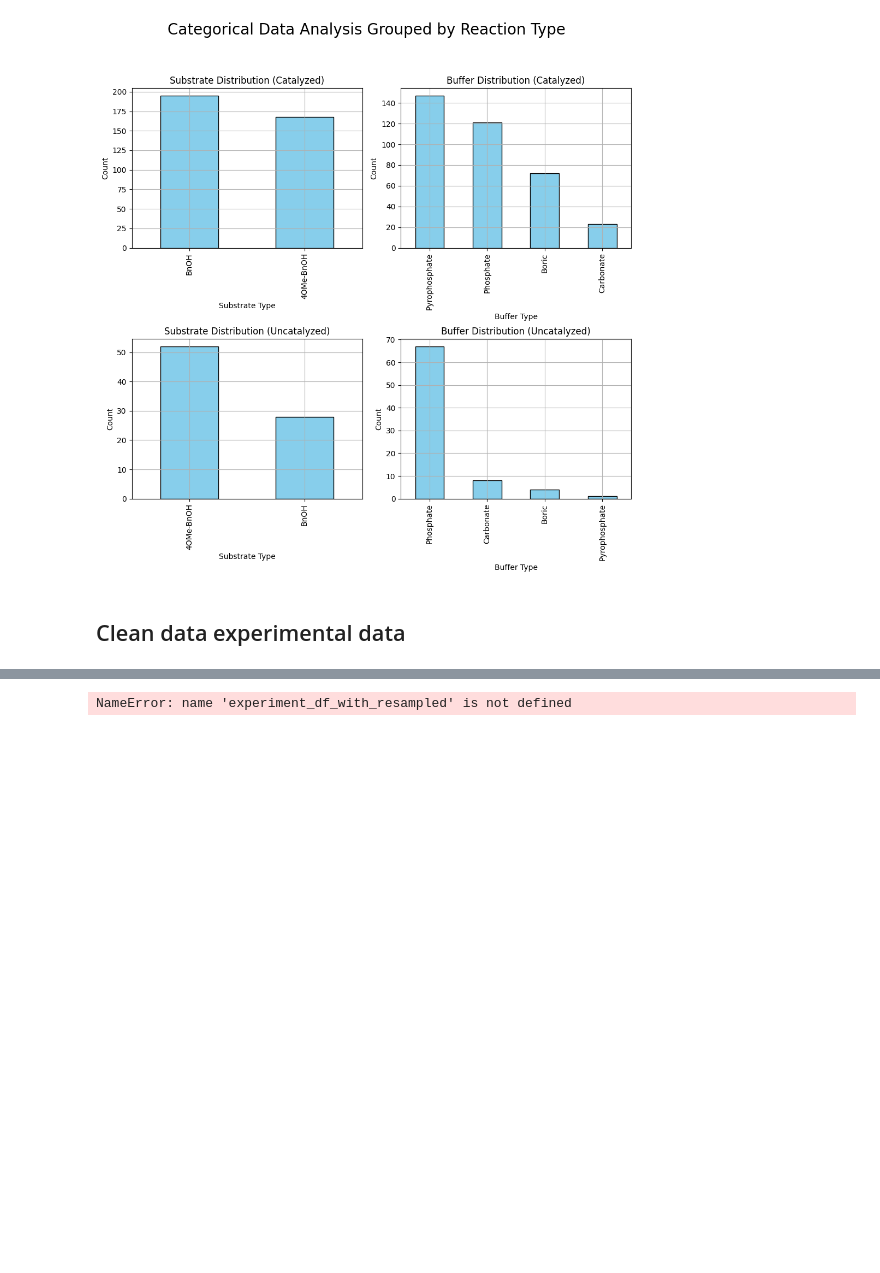
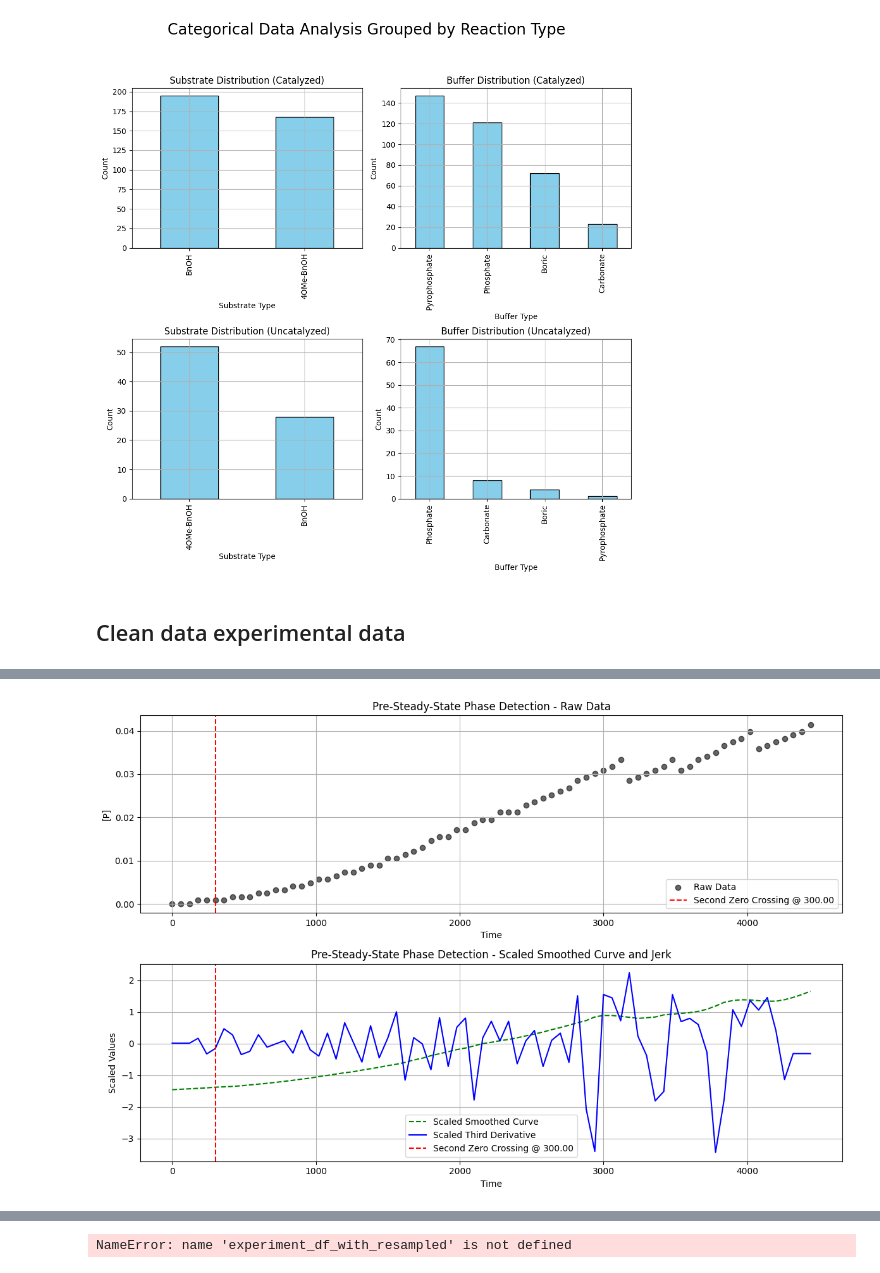
Before and after one commit to madsr2d2/masterThesis, a Jupyter notebook: masterThesis.ipynb, the cells around one changed output, grey strips where cells are left out. Saved outputs shown, nothing was run; the diff lists cells and outputs as text; code cells hidden in the pictures; blank space fills up the shorter version.

```diff
--- a/masterThesis.ipynb
+++ b/masterThesis.ipynb
@@ -1102,0 +1055,89 @@ fitted_df.head()
+# %%
+import numpy as np
+import matplotlib.pyplot as plt
+from scipy.signal import savgol_filter
+from sklearn.preprocessing import StandardScaler
+
+def detect_pre_steady_state_phase(t, P, plot=False):
+    """
+    Detect the pre-steady-state phase in the progress curve using the third derivative.
+
+    Parameters:
+    t (array): Time array.
+    P (array): Progress curve values.
+    plot (bool): Whether to plot the results.
+
+    Returns:
+    tuple: End index of the pre-steady-state phase, arrays for the phase (t_phase, P_phase).
+    """
+    # Smoothing and derivative parameters
+    data_length = len(P)
+    smoothing_fraction = 0.1  # 10% of data length
+    smoothing_window_length = max(5, round(data_length * smoothing_fraction))
+    if smoothing_window_length % 2 == 0:
+        smoothing_window_length += 1  # Ensure odd window length
+
+    derivative_fraction = 0.05  # 5% of data length
+    derivative_window_length = max(5, round(data_length * derivative_fraction))
+    if derivative_window_length % 2 == 0:
+        derivative_window_length += 1  # Ensure odd window length
+
+    polyorder = 3  # Polynomial order for the filter
+
+    # Smooth the curve and compute the third derivative
+    smoothed_curve = savgol_filter(P, smoothing_window_length, polyorder)
+    third_derivative = savgol_filter(smoothed_curve, derivative_window_length, polyorder, deriv=3)
+
+    # Scale the smoothed curve and third derivative
+    scaler = StandardScaler()
+    scaled_smoothed_curve = scaler.fit_transform(smoothed_curve.reshape(-1, 1)).flatten()
+    scaled_third_derivative = scaler.fit_transform(third_derivative.reshape(-1, 1)).flatten()
+
+    # Detect pre-steady-state phase using the second zero crossing of the third derivative
+    zero_crossing_index = np.where(np.diff(np.sign(third_derivative)))[0]
+    if len(zero_crossing_index) > 1:
+        end_index = zero_crossing_index[1]  # Use the second zero crossing
+    elif len(zero_crossing_index) > 0:
+        end_index = zero_crossing_index[0]  # Fallback to the first zero crossing if only one exists
+    else:
+        raise ValueError("No zero crossings detected in the third derivative.")
+
+    # Optional plotting
+    if plot:
+        plt.figure(figsize=(12, 8))
+
+        # Plot raw data as scatter
+        plt.subplot(2, 1, 1)
+        plt.scatter(t, P, label="Raw Data", alpha=0.6, color="black")
+        plt.axvline(t[end_index], color="red", linestyle="--", label=f"Second Zero Crossing @ {t[end_index]:.2f}")
+        plt.xlabel("Time")
+        plt.ylabel("[P]")
+        plt.title("Pre-Steady-State Phase Detection - Raw Data")
+        plt.legend()
+        plt.grid(True)
+
+        # Plot scaled smoothed curve and third derivative
+        plt.subplot(2, 1, 2)
+        plt.plot(t, scaled_smoothed_curve, label="Scaled Smoothed Curve", linestyle="--", color="green")
+        plt.plot(t, scaled_third_derivative, label="Scaled Third Derivative", linestyle="-", color="blue")
+        plt.axvline(t[end_index], color="red", linestyle="--", label=f"Second Zero Crossing @ {t[end_index]:.2f}")
+        plt.xlabel("Time")
+        plt.ylabel("Scaled Values")
+        plt.title("Pre-Steady-State Phase Detection - Scaled Smoothed Curve and Jerk")
+        plt.legend()
+        plt.grid(True)
+
+        plt.tight_layout()
+        plt.show()
+
+    return end_index
+expr = 144
+P = data_df[(data_df['experiment'] == expr) & (data_df['sample'] == 3)].iloc[0]['[P]']['values']
+t = data_df[(data_df['experiment'] == expr) & (data_df['sample'] == 3)].iloc[0]['[P]']['time']
+print(data_df[(data_df['experiment'] == expr)])
+
+# Ensure data is in numpy arrays for processing
+P = np.array(P)
+t = np.array(t)
+end_index = detect_pre_steady_state_phase(t, P, plot=True)
+# %% [output]
@@ -1102,0 +1161 @@ fitted_df.head()
+[figure, added]
```
Also changed, not shown: parts of 43 cells of this notebook, 9 other files.
